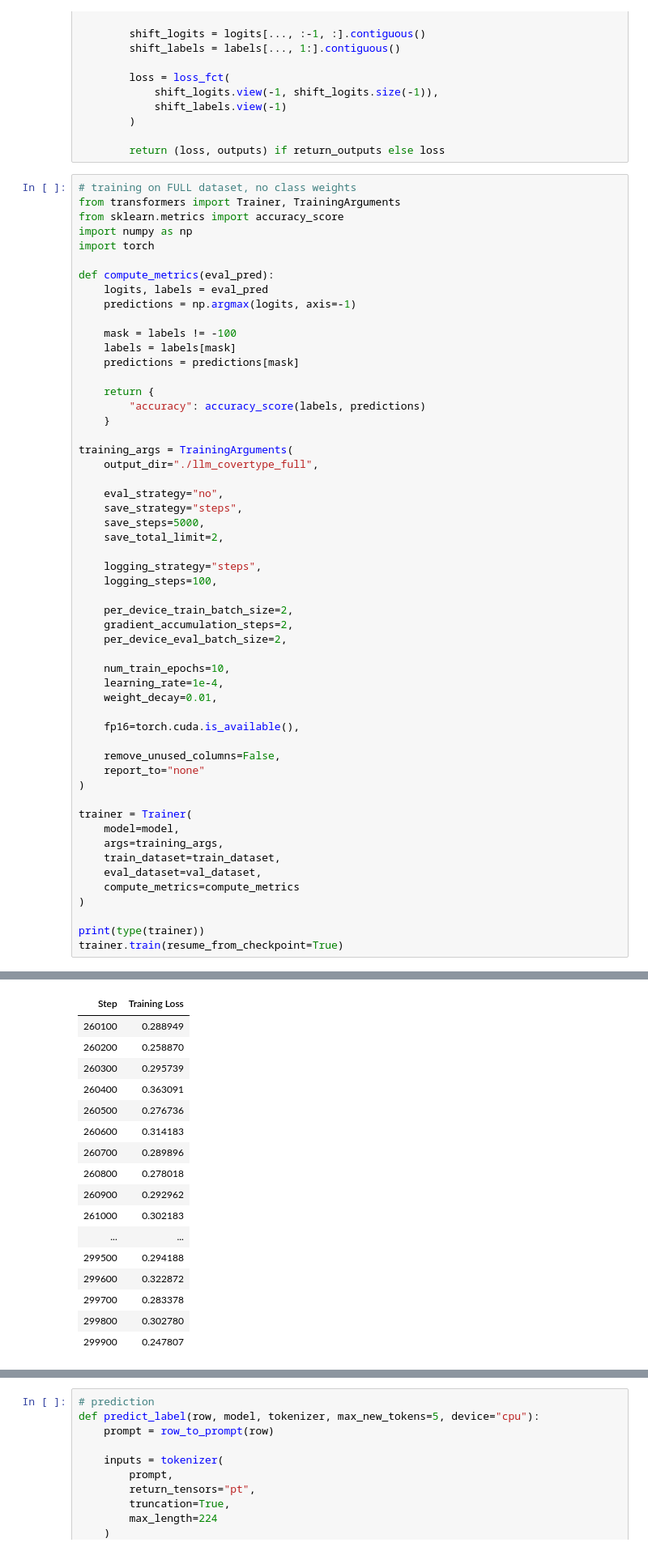
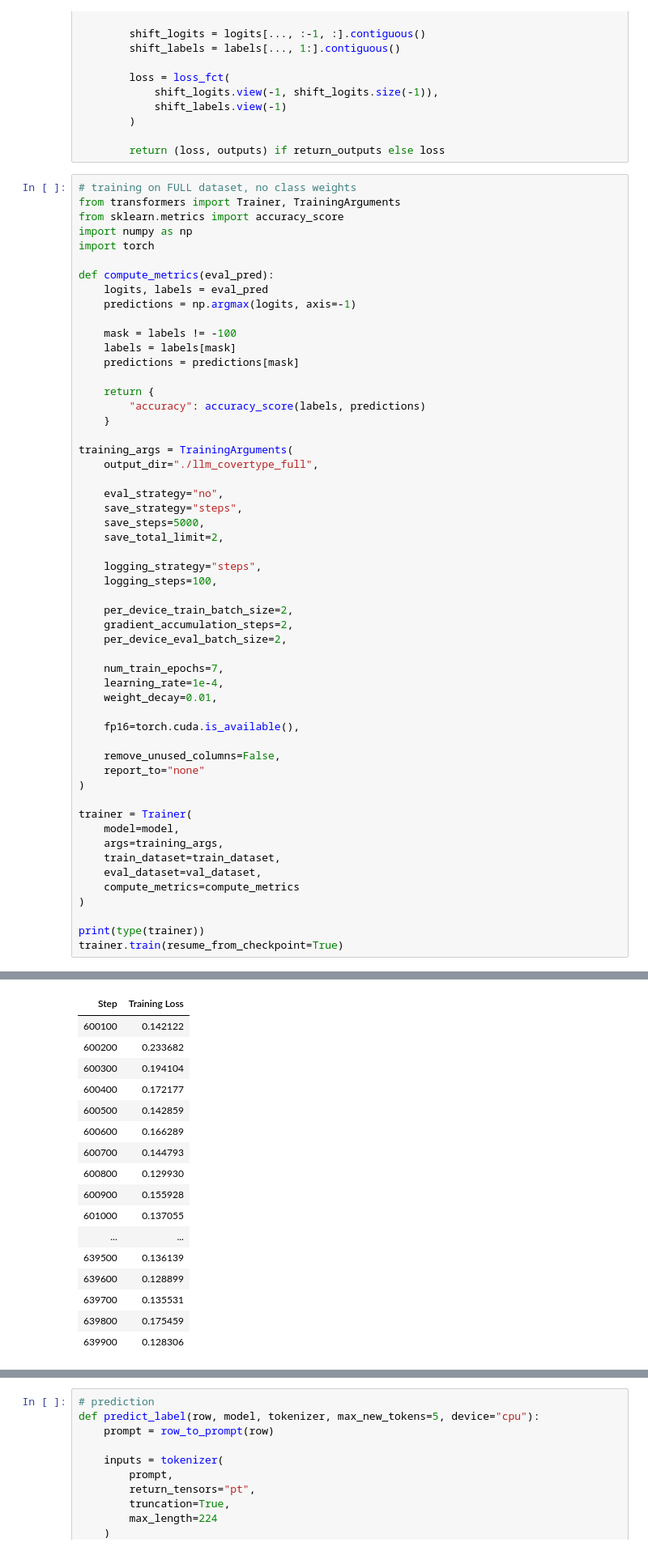
Before and after one commit to JumDum1101/ML_Project, a Jupyter notebook: llm.ipynb, the cells around one changed output, grey strips where cells are left out. Shown at 81% size. Saved outputs shown, nothing was run; the diff lists cells and outputs as text.

```diff
--- a/llm.ipynb
+++ b/llm.ipynb
@@ -368,7 +367,7 @@ training_args = TrainingArguments(
     gradient_accumulation_steps=2,
     per_device_eval_batch_size=2,
 
-    num_train_epochs=10,
+    num_train_epochs=7,
     learning_rate=1e-4,
     weight_decay=0.01,
 
@@ -396,17 +395,17 @@ trainer.train(resume_from_checkpoint=True)
 | Step | Training Loss |
-| 260100 | 0.288949 |
-| 260200 | 0.258870 |
-| 260300 | 0.295739 |
-| 260400 | 0.363091 |
-| 260500 | 0.276736 |
-| 260600 | 0.314183 |
-| 260700 | 0.289896 |
-| 260800 | 0.278018 |
-| 260900 | 0.292962 |
-| 261000 | 0.302183 |
+| 600100 | 0.142122 |
+| 600200 | 0.233682 |
+| 600300 | 0.194104 |
+| 600400 | 0.172177 |
+| 600500 | 0.142859 |
+| 600600 | 0.166289 |
+| 600700 | 0.144793 |
+| 600800 | 0.129930 |
+| 600900 | 0.155928 |
+| 601000 | 0.137055 |
 | ... | ... |
-| 299500 | 0.294188 |
-| 299600 | 0.322872 |
-| 299700 | 0.283378 |
-| 299800 | 0.302780 |
-| 299900 | 0.247807 |
+| 639500 | 0.136139 |
+| 639600 | 0.128899 |
+| 639700 | 0.135531 |
+| 639800 | 0.175459 |
+| 639900 | 0.128306 |
```
Also changed, not shown: parts of 8 cells of this notebook.
